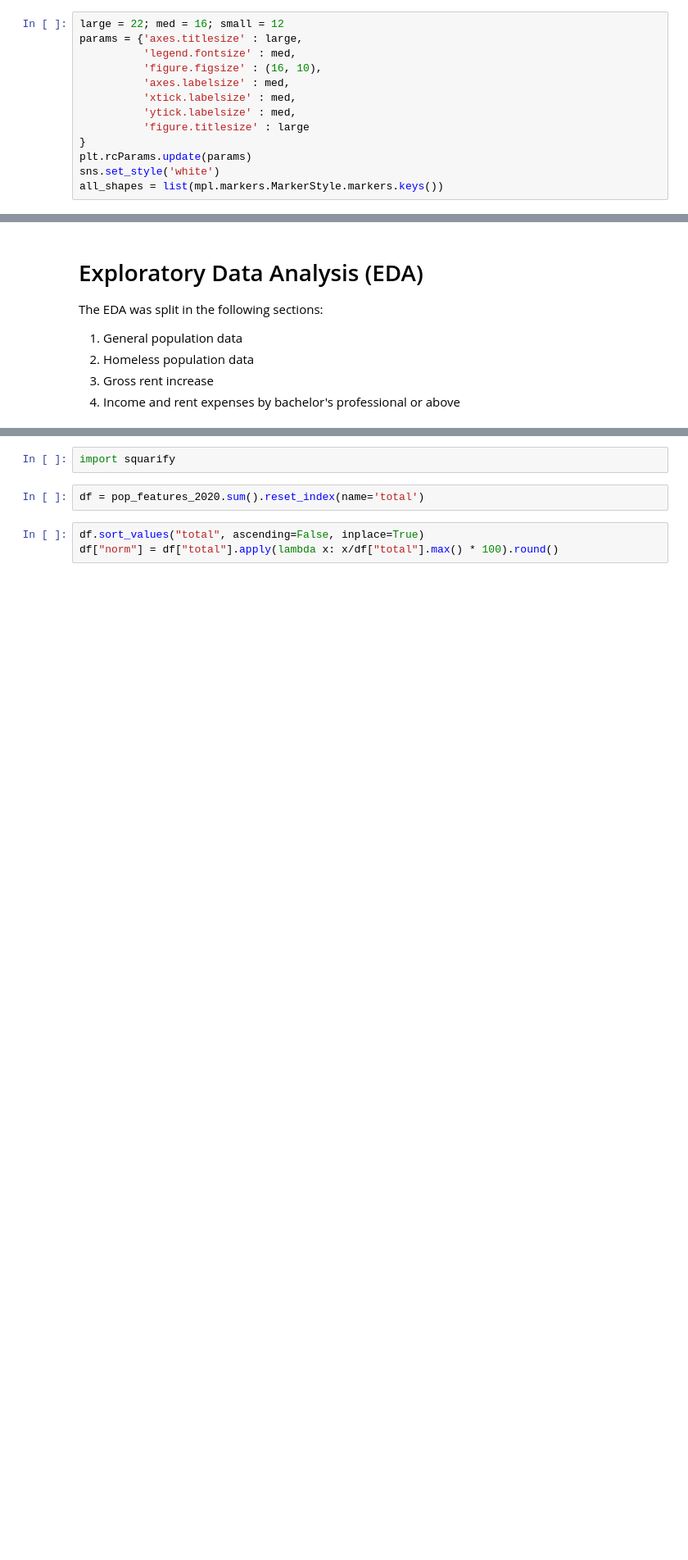
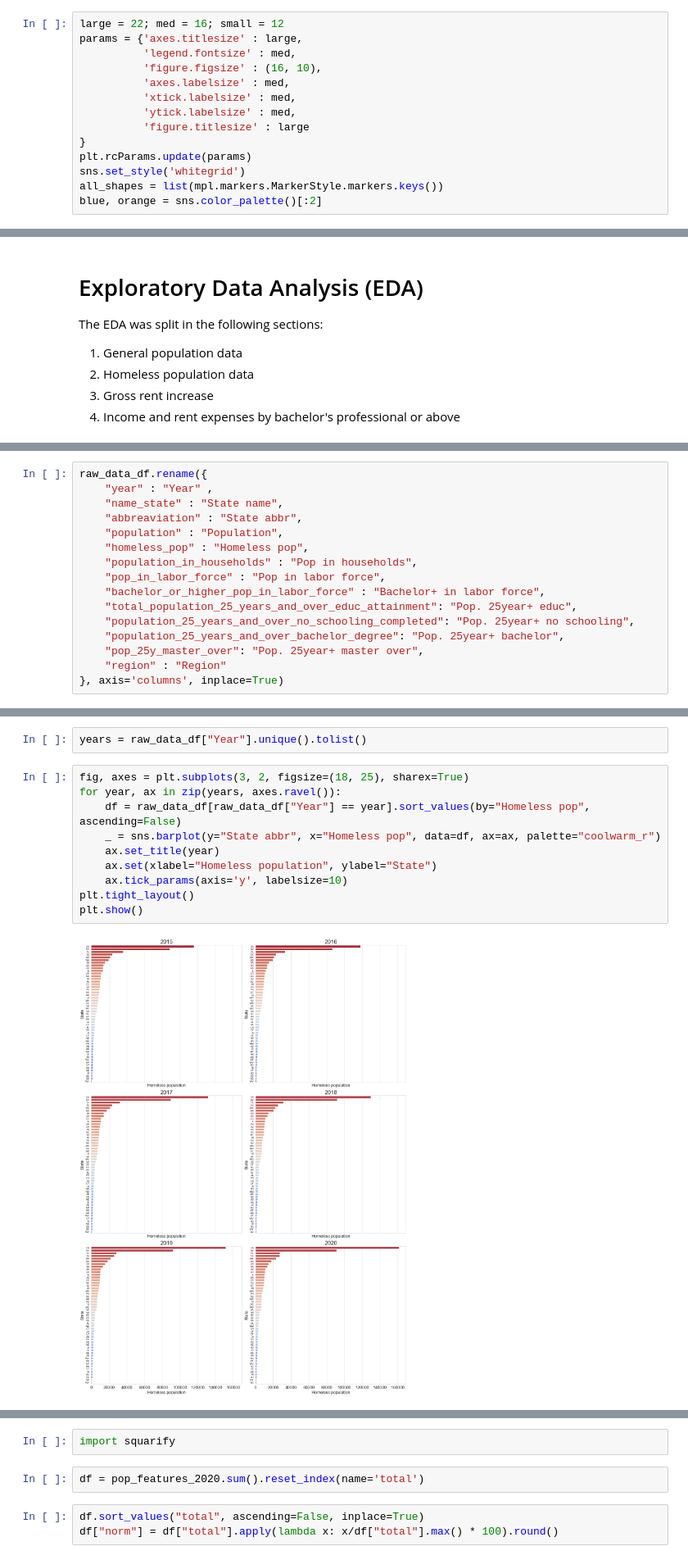
Before and after one commit to aliglara/capstone-c1-DA, a Jupyter notebook: codes/EDA_homeless_pop.ipynb, the cells around one changed output, grey strips where cells are left out. Shown at 82% size. Drawn from its saved outputs; the diff is of its cells as text; blank space fills up the shorter version.

```diff
--- a/codes/EDA_homeless_pop.ipynb
+++ b/codes/EDA_homeless_pop.ipynb
@@ -17,8 +19,9 @@ params = {'axes.titlesize' : large,
           'figure.titlesize' : large
 }
 plt.rcParams.update(params)
-sns.set_style('white')
+sns.set_style('whitegrid')
 all_shapes = list(mpl.markers.MarkerStyle.markers.keys())
+blue, orange = sns.color_palette()[:2]
 # %%
 credential_file = '/Users/aliglara/Documents/MyGit/apis/credential_keys.json'
 # %% [markdown]
@@ -121,0 +129,16 @@ pop_features_2020 = general_data_df2020.pivot_table(index="State name", aggfunc=
+# %%
+raw_data_df.rename({
+    "year" : "Year" ,
+    "name_state" : "State name",
+    "abbreaviation" : "State abbr",
+    "population" : "Population",
+    "homeless_pop" : "Homeless pop",
+    "population_in_households" : "Pop in households",
+    "pop_in_labor_force" : "Pop in labor force",
+    "bachelor_or_higher_pop_in_labor_force" : "Bachelor+ in labor force",
+    "total_population_25_years_and_over_educ_attainment": "Pop. 25year+ educ",
+    "population_25_years_and_over_no_schooling_completed": "Pop. 25year+ no schooling",
+    "population_25_years_and_over_bachelor_degree": "Pop. 25year+ bachelor",
+    "pop_25y_master_over": "Pop. 25year+ master over",
+    "region" : "Region"
+}, axis='columns', inplace=True)
@@ -121,0 +241,14 @@ pop_features_2020 = general_data_df2020.pivot_table(index="State name", aggfunc=
+# %%
+years = raw_data_df["Year"].unique().tolist()
+# %%
+fig, axes = plt.subplots(3, 2, figsize=(18, 25), sharex=True)
+for year, ax in zip(years, axes.ravel()):
+    df = raw_data_df[raw_data_df["Year"] == year].sort_values(by="Homeless pop", ascending=False)
+    _ = sns.barplot(y="State abbr", x="Homeless pop", data=df, ax=ax, palette="coolwarm_r")
+    ax.set_title(year)
+    ax.set(xlabel="Homeless population", ylabel="State")
+    ax.tick_params(axis='y', labelsize=10)
+plt.tight_layout()
+plt.show()
+# %% [output]
+[figure, added]
```
Also changed, not shown: parts of 116 cells of this notebook, 1 other file.
